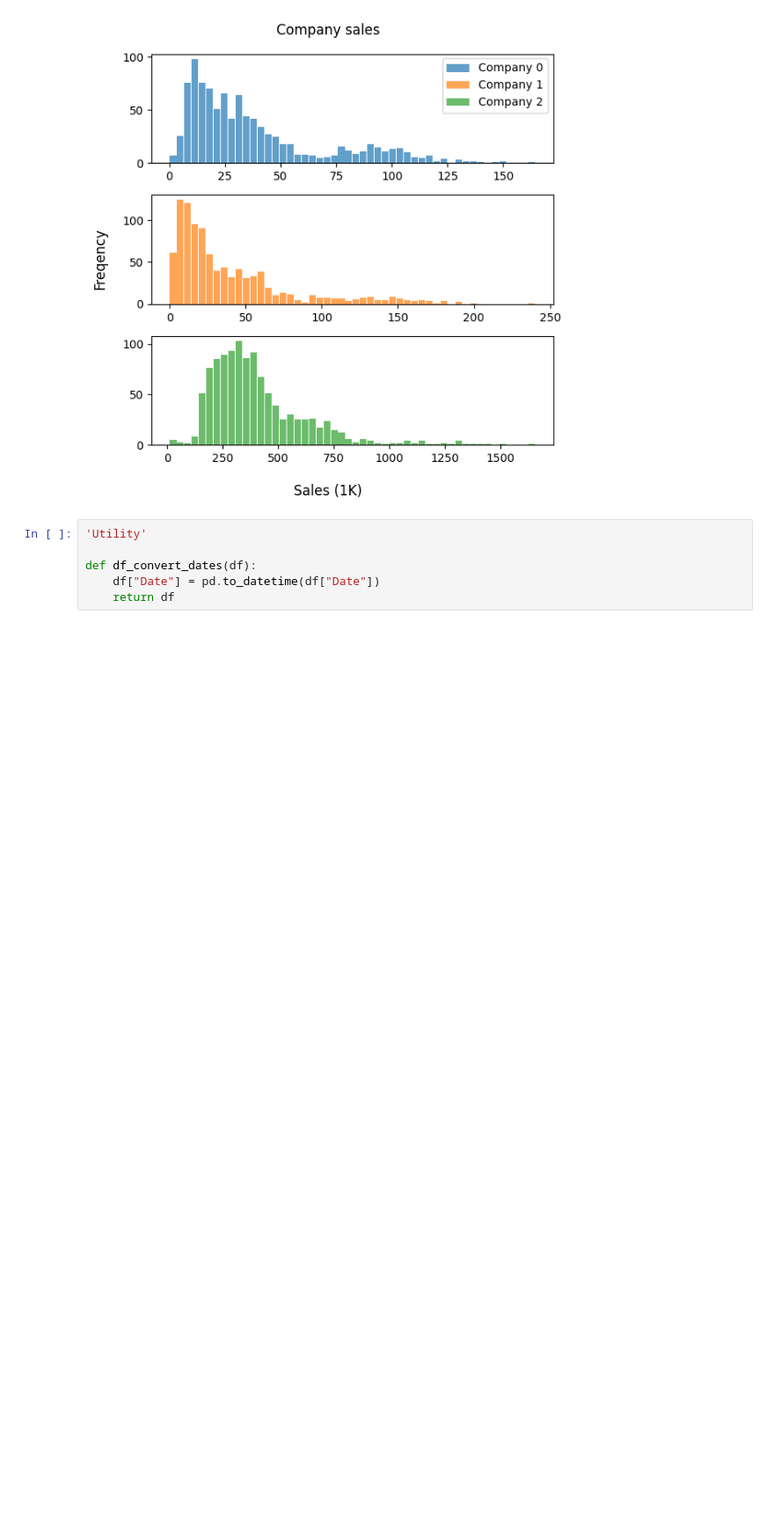
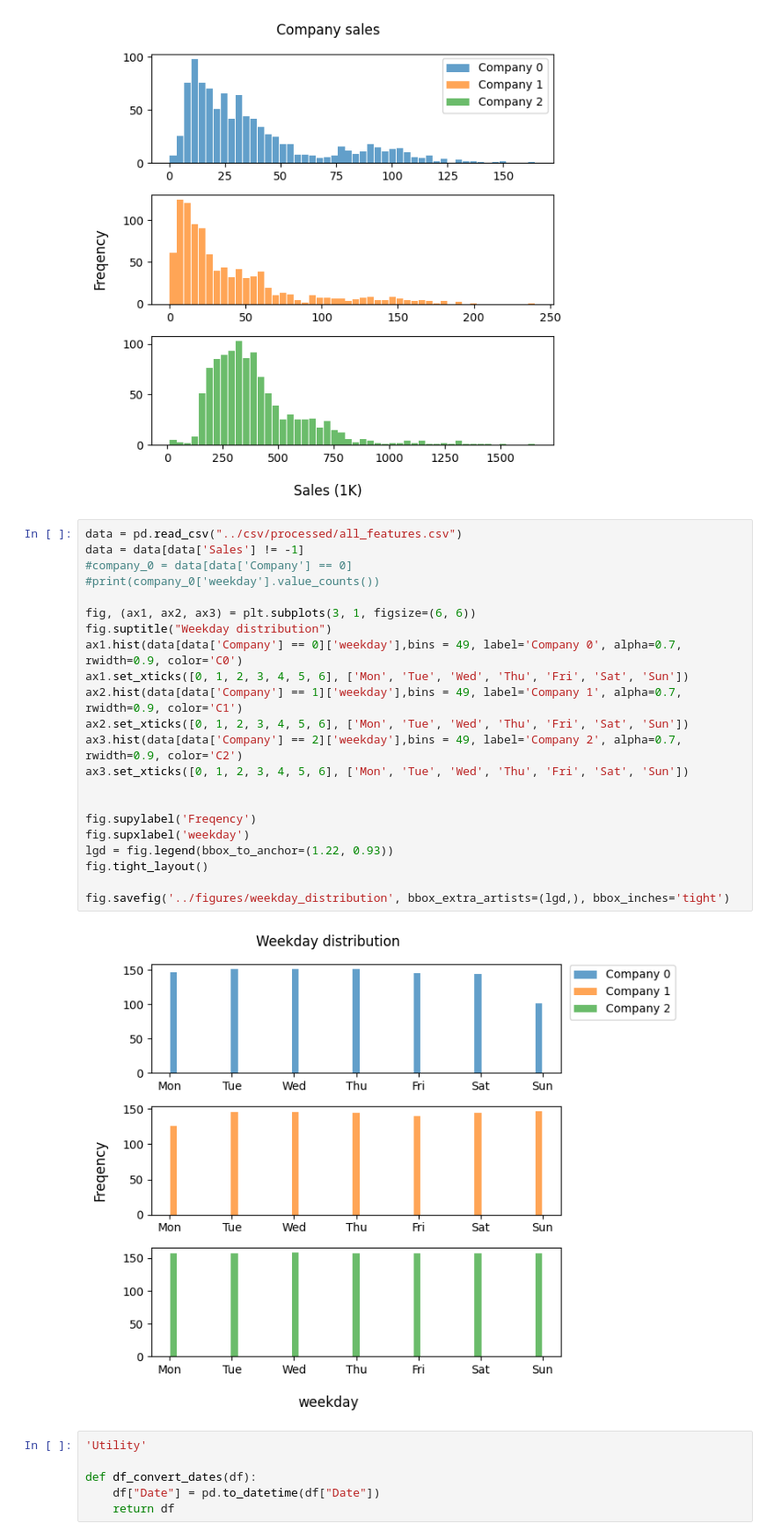
Before and after one commit to aluxf/ml-sales-forecasting, a Jupyter notebook: notebooks/preprocessing.ipynb, the cells around one changed output. Shown: that part at 88% size. Cells and saved outputs as stored; diff of their text form; blank space fills up the shorter version.

Commit message:
Weekday distribution plot

```diff
--- a/notebooks/preprocessing.ipynb
+++ b/notebooks/preprocessing.ipynb
@@ -91,6 +91,30 @@ fig.tight_layout()
 fig.savefig('../figures/company_sales')
 # %% [output]
 [figure]
+# %%
+data = pd.read_csv("../csv/processed/all_features.csv")
+data = data[data['Sales'] != -1]
+#company_0 = data[data['Company'] == 0]
+#print(company_0['weekday'].value_counts())
+
+fig, (ax1, ax2, ax3) = plt.subplots(3, 1, figsize=(6, 6))
+fig.suptitle("Weekday distribution")
+ax1.hist(data[data['Company'] == 0]['weekday'],bins = 49, label='Company 0', alpha=0.7, rwidth=0.9, color='C0')
+ax1.set_xticks([0, 1, 2, 3, 4, 5, 6], ['Mon', 'Tue', 'Wed', 'Thu', 'Fri', 'Sat', 'Sun'])
+ax2.hist(data[data['Company'] == 1]['weekday'],bins = 49, label='Company 1', alpha=0.7, rwidth=0.9, color='C1')
+ax2.set_xticks([0, 1, 2, 3, 4, 5, 6], ['Mon', 'Tue', 'Wed', 'Thu', 'Fri', 'Sat', 'Sun'])
+ax3.hist(data[data['Company'] == 2]['weekday'],bins = 49, label='Company 2', alpha=0.7, rwidth=0.9, color='C2')
+ax3.set_xticks([0, 1, 2, 3, 4, 5, 6], ['Mon', 'Tue', 'Wed', 'Thu', 'Fri', 'Sat', 'Sun'])
+
+
+fig.supylabel('Freqency')
+fig.supxlabel('weekday')
+lgd = fig.legend(bbox_to_anchor=(1.22, 0.93))
+fig.tight_layout()
+
+fig.savefig('../figures/weekday_distribution', bbox_extra_artists=(lgd,), bbox_inches='tight')
+# %% [output]
+[figure, added]
 # %%
 'Utility'
 
```
Also changed, not shown: 1 other file.
